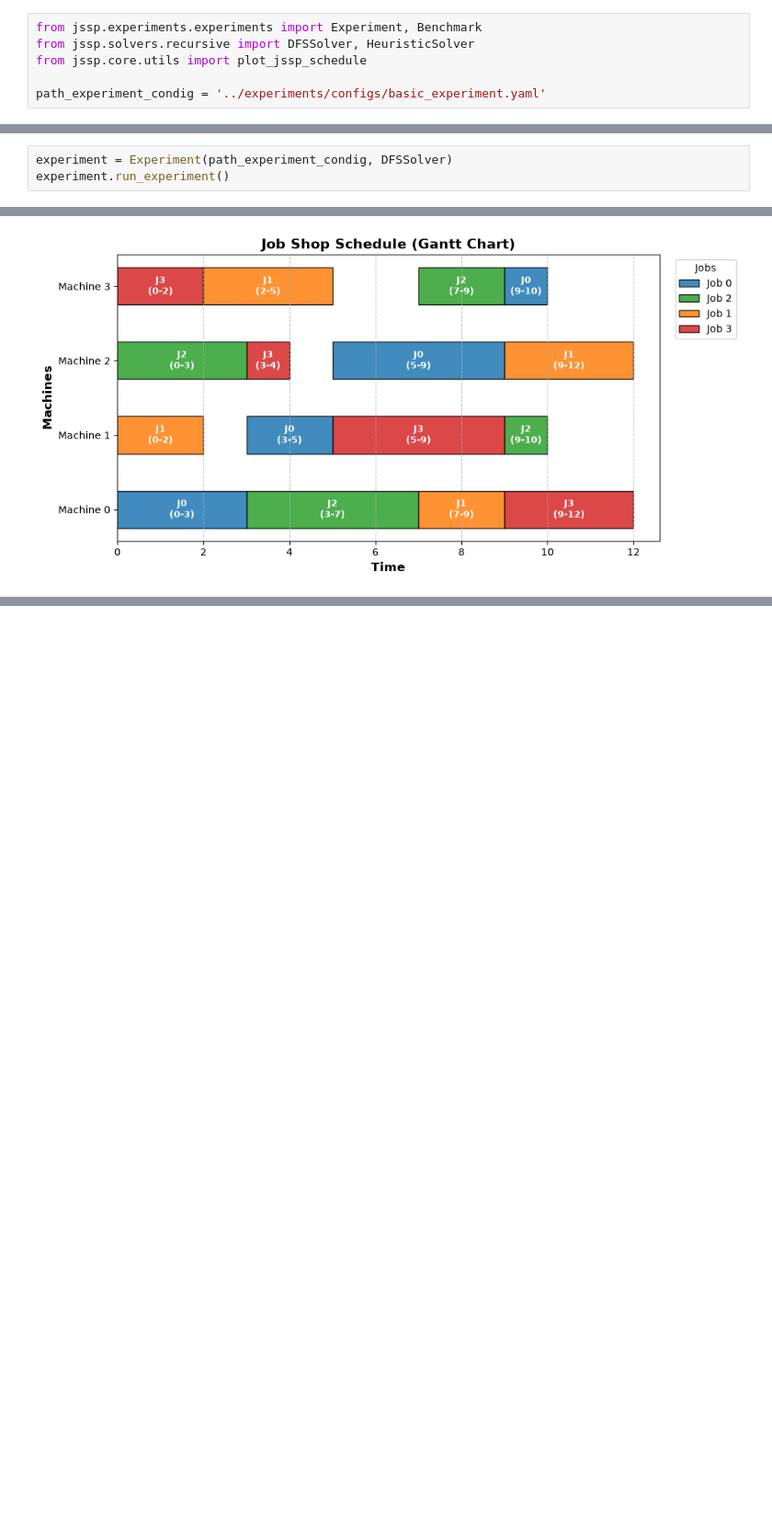
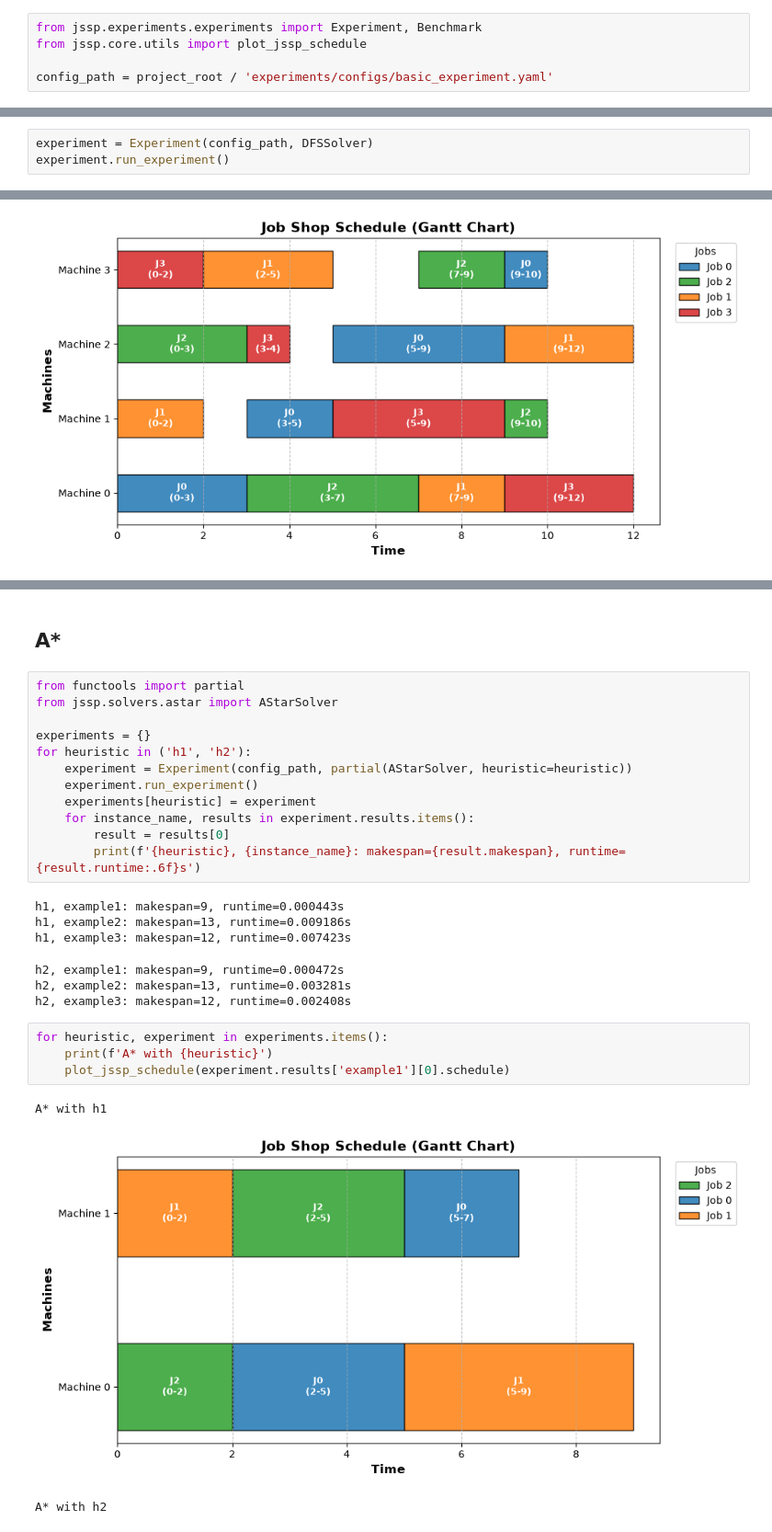
Before and after one commit to Mau124/Job-Shop-Scheduling-Problem-JSSP, a Jupyter notebook: notebooks/example_experiment.ipynb, the cells around one changed output, grey strips where cells are left out. Shown at 92% size. Cells and saved outputs as stored; diff of their text form; blank space fills up the shorter version.

```diff
--- a/notebooks/example_experiment.ipynb
+++ b/notebooks/example_experiment.ipynb
@@ -18,6 +18,5 @@ Path added successfully: /Users/mau/Documents/Git/Job-Shop-Scheduling-Problem-JS
 # %%
 from jssp.experiments.experiments import Experiment, Benchmark
-from jssp.solvers.recursive import DFSSolver, HeuristicSolver
 from jssp.core.utils import plot_jssp_schedule
 
-path_experiment_condig = '../experiments/configs/basic_experiment.yaml'
+config_path = project_root / 'experiments/configs/basic_experiment.yaml'
@@ -24,3 +27,3 @@ path_experiment_condig = '../experiments/configs/basic_experiment.yaml'
 # %%
-experiment = Experiment(path_experiment_condig, DFSSolver)
+experiment = Experiment(config_path, DFSSolver)
 experiment.run_experiment()
@@ -62,0 +75,29 @@ TypeError: Benchmark.__init__() got an unexpected keyword argument 'config_path'
+# %% [markdown]
+## A*
+# %%
+from functools import partial
+from jssp.solvers.astar import AStarSolver
+
+experiments = {}
+for heuristic in ('h1', 'h2'):
+    experiment = Experiment(config_path, partial(AStarSolver, heuristic=heuristic))
+    experiment.run_experiment()
+    experiments[heuristic] = experiment
+    for instance_name, results in experiment.results.items():
+        result = results[0]
+        print(f'{heuristic}, {instance_name}: makespan={result.makespan}, runtime={result.runtime:.6f}s')
+# %% [output]
+h1, example1: makespan=9, runtime=0.000443s
+h1, example2: makespan=13, runtime=0.009186s
+h1, example3: makespan=12, runtime=0.007423s
+h2, example1: makespan=9, runtime=0.000472s
+h2, example2: makespan=13, runtime=0.003281s
+h2, example3: makespan=12, runtime=0.002408s
+# %%
+for heuristic, experiment in experiments.items():
+    print(f'A* with {heuristic}')
+    plot_jssp_schedule(experiment.results['example1'][0].schedule)
+# %% [output]
+A* with h1
+[figure, added]
+A* with h2
```
Also changed, not shown: parts of 10 cells of this notebook, 7 other files.
